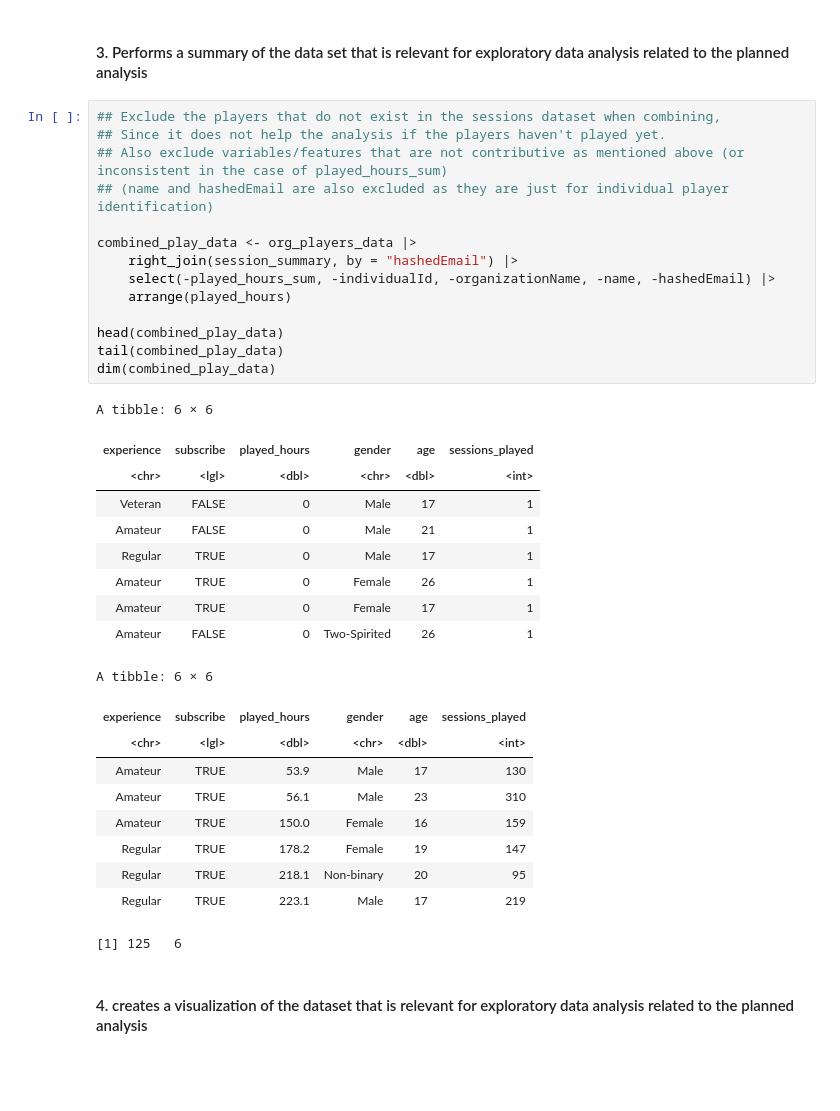
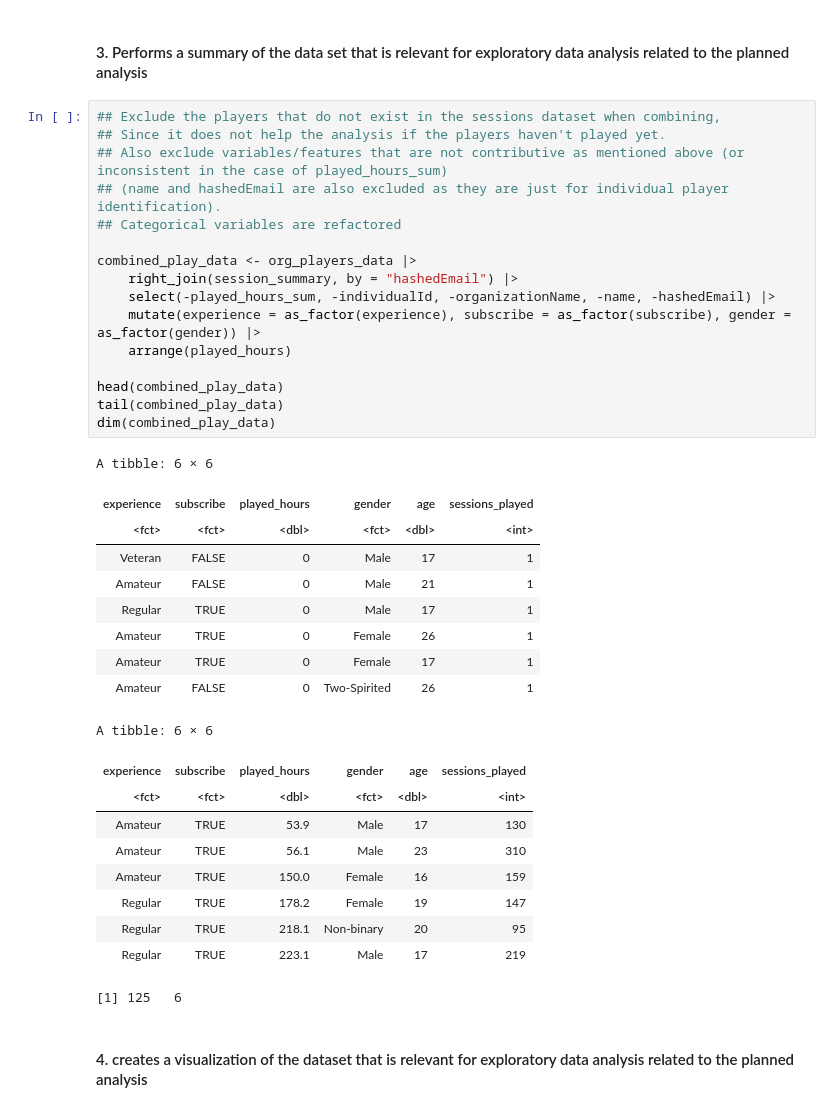
Before and after one commit to JosFen/Data-Science-Project-on-Minecraft-players-on-PlaiAI, a Jupyter notebook: project_final.ipynb, the cells around one changed output. Saved outputs shown, nothing was run; the diff lists cells and outputs as text; blank space fills up the shorter version.

```diff
--- a/project_final.ipynb
+++ b/project_final.ipynb
@@ -193,21 +215,23 @@ print(played_hours_same_player)
 # %%
 ## Exclude the players that do not exist in the sessions dataset when combining,
 ## Since it does not help the analysis if the players haven't played yet.
 ## Also exclude variables/features that are not contributive as mentioned above (or inconsistent in the case of played_hours_sum)
-## (name and hashedEmail are also excluded as they are just for individual player identification)
+## (name and hashedEmail are also excluded as they are just for individual player identification).
+## Categorical variables are refactored
 
 combined_play_data <- org_players_data |>
     right_join(session_summary, by = "hashedEmail") |>
     select(-played_hours_sum, -individualId, -organizationName, -name, -hashedEmail) |>
+    mutate(experience = as_factor(experience), subscribe = as_factor(subscribe), gender = as_factor(gender)) |>
     arrange(played_hours)
 
 head(combined_play_data)
 tail(combined_play_data)
 dim(combined_play_data)
 # %% [output]
 A tibble: 6 × 6
 | experience | subscribe | played_hours | gender | age | sessions_played |
-| <chr> | <lgl> | <dbl> | <chr> | <dbl> | <int> |
+| <fct> | <fct> | <dbl> | <fct> | <dbl> | <int> |
 | Veteran | FALSE | 0 | Male | 17 | 1 |
 | Amateur | FALSE | 0 | Male | 21 | 1 |
 | Regular | TRUE | 0 | Male | 17 | 1 |
@@ -216,7 +240,7 @@ A tibble: 6 × 6
 | Amateur | FALSE | 0 | Two-Spirited | 26 | 1 |
 A tibble: 6 × 6
 | experience | subscribe | played_hours | gender | age | sessions_played |
-| <chr> | <lgl> | <dbl> | <chr> | <dbl> | <int> |
+| <fct> | <fct> | <dbl> | <fct> | <dbl> | <int> |
 | Amateur | TRUE | 53.9 | Male | 17 | 130 |
 | Amateur | TRUE | 56.1 | Male | 23 | 310 |
 | Amateur | TRUE | 150.0 | Female | 16 | 159 |
```
Also changed, not shown: parts of 14 cells of this notebook.
